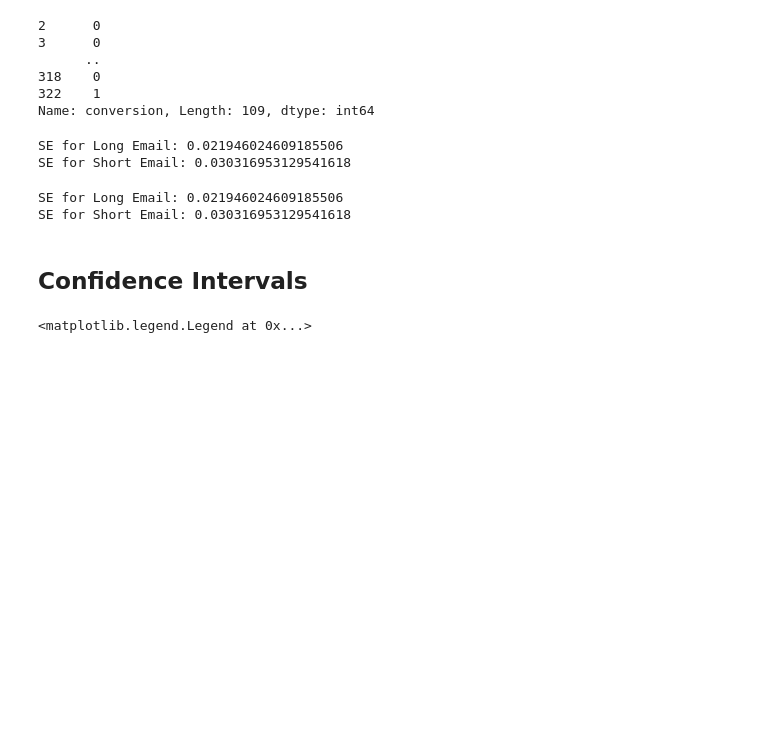
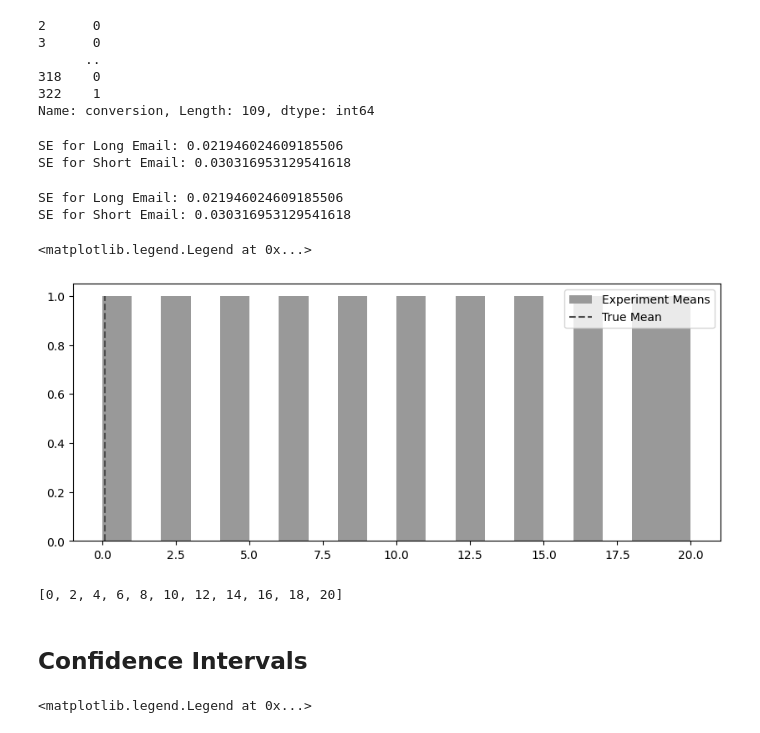
Before and after one commit to kulikofff/Causal-Inference, a Jupyter notebook: causal-inference-in-python/02-Randomised-Experiments-and-Stats-Review.ipynb, the cells around one changed output. Drawn from its saved outputs; the diff is of its cells as text; code cells hidden in the pictures; blank space fills up the shorter version.

```diff
--- a/causal-inference-in-python/02-Randomised-Experiments-and-Stats-Review.ipynb
+++ b/causal-inference-in-python/02-Randomised-Experiments-and-Stats-Review.ipynb
@@ -170,6 +170,23 @@ print("SE for Short Email:", short_email.sem())
 # %% [output]
 SE for Long Email: 0.021946024609185506
 SE for Short Email: 0.030316953129541618
+# %%
+#Exp:
+import matplotlib.pyplot as plt
+table = [n*2 for n in range (11)]
+table
+
+plt.figure(figsize=(10,4))
+freq, bins, img = plt.hist(table, bins=20, label="Experiment Means", color="0.6")
+plt.vlines(conv_rate, ymin=0, ymax=freq.max(), linestyles="dashed", label="True Mean", color="0.3")
+plt.legend()
+# %% [output]
+<matplotlib.legend.Legend at 0x...>
+[figure, added]
+# %%
+table
+# %% [output]
+[0, 2, 4, 6, 8, 10, 12, 14, 16, 18, 20]
 # %% [markdown]
 ## Confidence Intervals
 # %%
```
Also changed, not shown: 1 other file.
